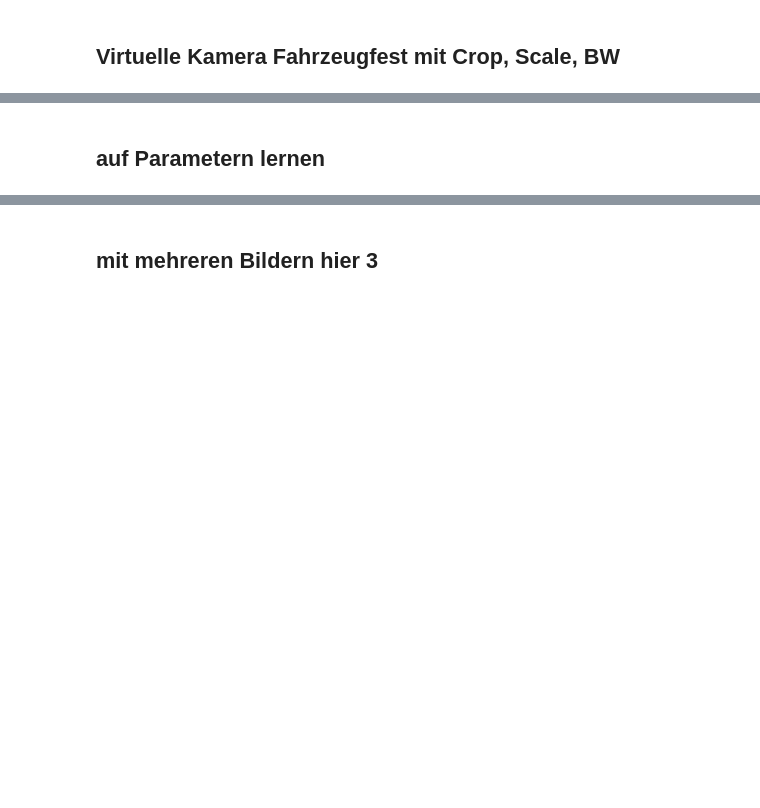
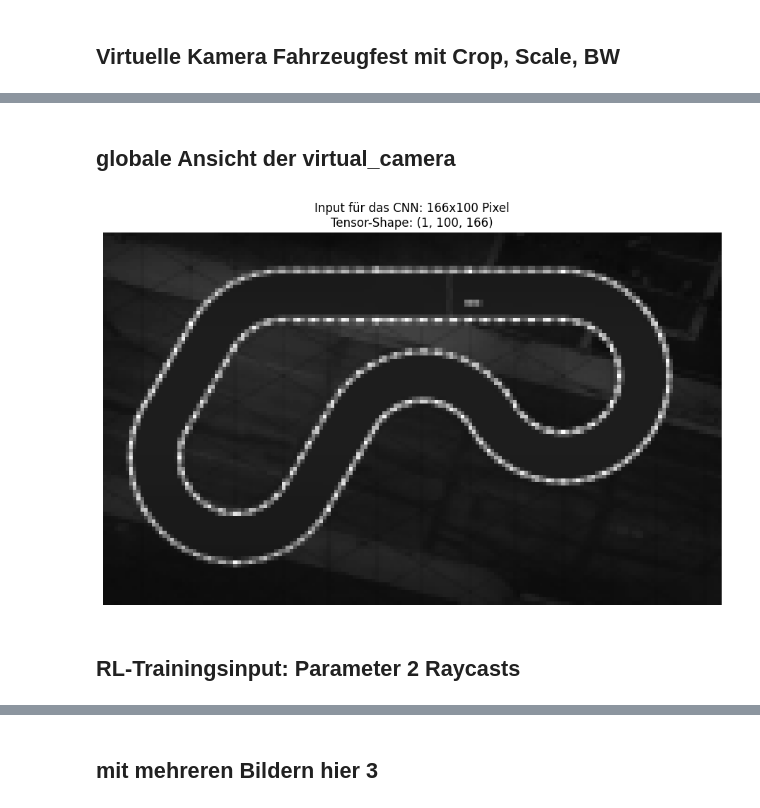
Before and after one commit to magnusneumann/carrera_rl, a Jupyter notebook: Notebook_prototyping.ipynb, the cells around one changed output, grey strips where cells are left out. Drawn from its saved outputs; the diff is of its cells as text; code cells hidden in the pictures; blank space fills up the shorter version.

```diff
--- a/Notebook_prototyping.ipynb
+++ b/Notebook_prototyping.ipynb
@@ -758,5 +804,42 @@ GPU Name: Keine GPU
+# %% [markdown]
+## globale Ansicht der virtual_camera
+# %%
+from src.envs.carrera_2d_env import Carrera2DEnv
+from src.utils.virtual_camera import VirtualCamera
+import matplotlib.pyplot as plt
+import numpy as np
+import cv2
+env = Carrera2DEnv('data/strecke.png', 'data/carrera_car.png', obs_type="vision", render_mode="hidden", camera_view="crop")
+env.reset()
+
+# Einmal rendern, damit das Bild im Buffer (env.screen) liegt
+env.render()
+
+if env.screen is not None:
+    # Bild abgreifen
+    camera = VirtualCamera(target_size=(166, 100))
+    rl_obs, gray_image = camera.get_global_observation(env.screen)
+
+    # --- Bild mit Matplotlib anzeigen ---
+    # Wir vergrößern die Plot-Fläche etwas für bessere Sichtbarkeit
+    plt.figure(figsize=(10, 6))
+
+    # gray_image hat die Shape (100, 166). cmap='gray' erzwingt die Graustufendarstellung.
+    # vmin=0 und vmax=255 stellt sicher, dass Schwarz wirklich Schwarz und Weiß wirklich Weiß ist.
+    plt.imshow(gray_image, cmap='gray', vmin=0, vmax=255)
+
+    plt.title(f"Input für das CNN: {gray_image.shape[1]}x{gray_image.shape[0]} Pixel\nTensor-Shape: {rl_obs.shape}")
+    plt.axis('off') # Die X/Y-Achsen ausblenden, da es ein Bild ist
+
+    plt.tight_layout()
+    plt.show()
+
+# Environment wieder sauber schließen
+env.close()
+# %% [output]
+[figure, added]
 # %% [markdown]
-## auf Parametern lernen
+## RL-Trainingsinput: Parameter 2 Raycasts
 # %%
 import os
 from stable_baselines3 import PPO
```
Also changed, not shown: parts of 26 cells of this notebook, 57 other files.
